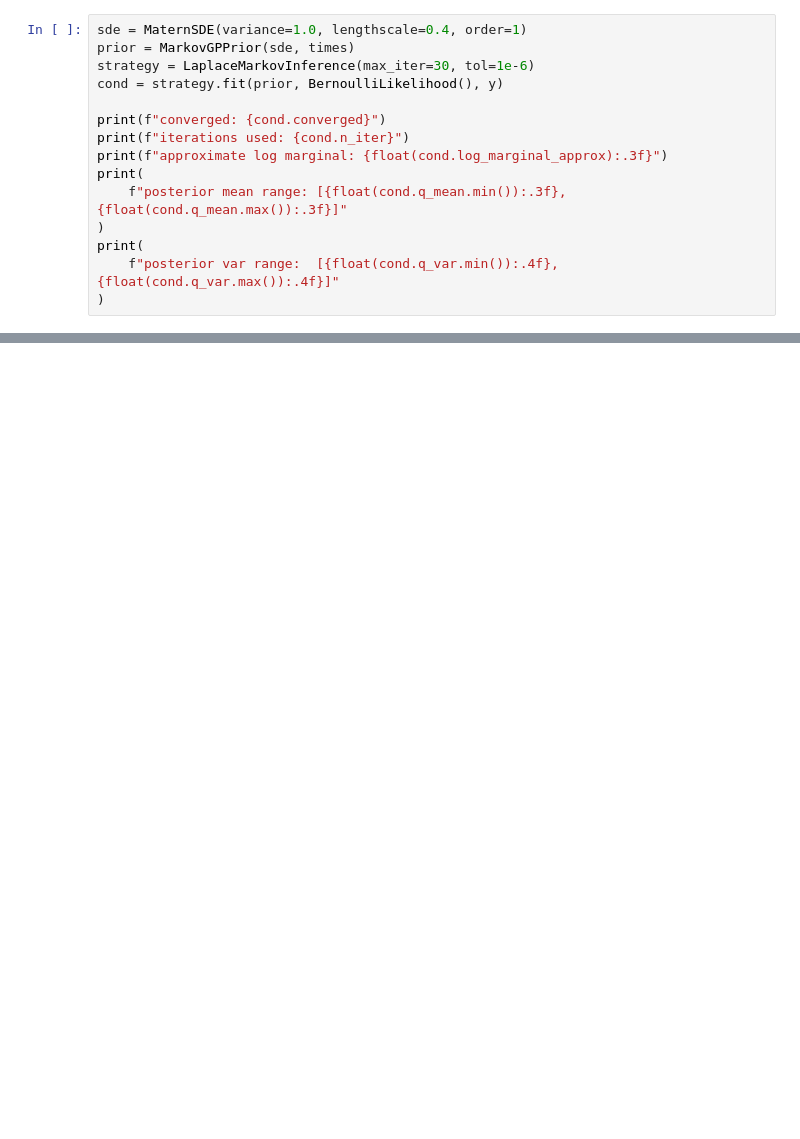
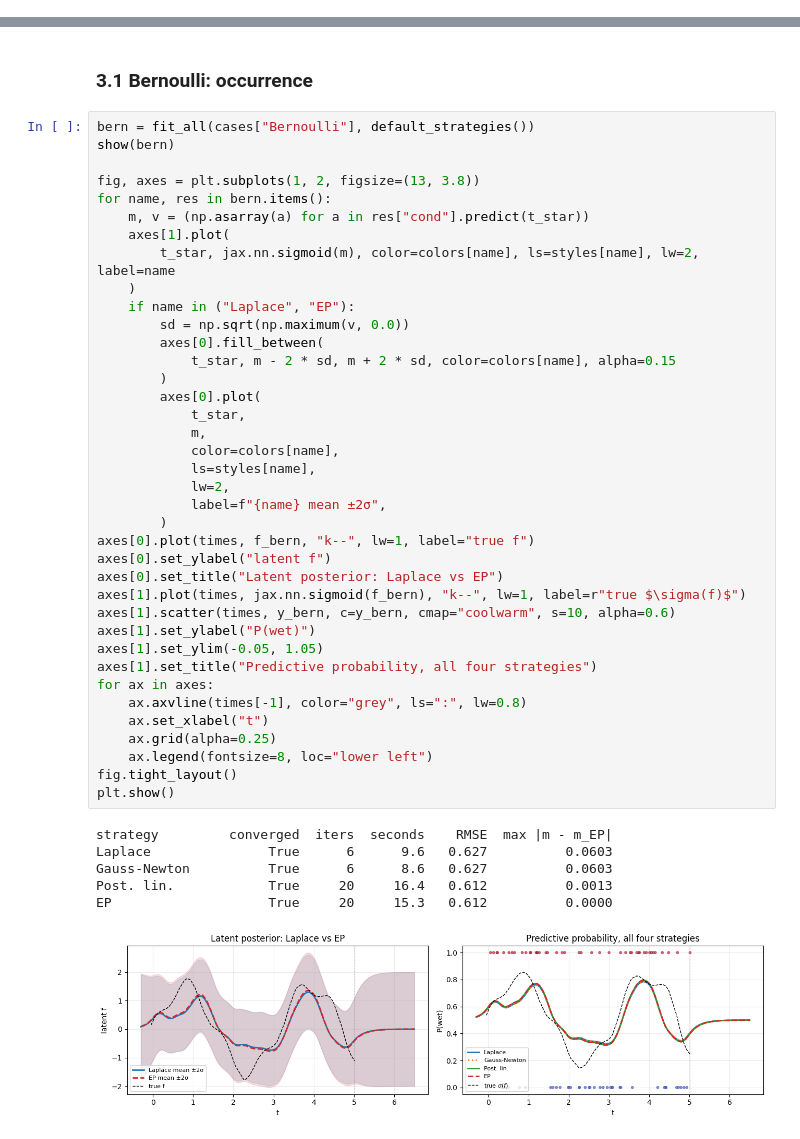
Before and after one commit to jejjohnson/pyrox, a Jupyter notebook: docs/notebooks/ssm/markov_gp_nongauss.ipynb, the cells around one changed output, grey strips where cells are left out. Cells and saved outputs as stored; diff of their text form; blank space fills up the shorter version.

```diff
--- a/docs/notebooks/ssm/markov_gp_nongauss.ipynb
+++ b/docs/notebooks/ssm/markov_gp_nongauss.ipynb
@@ -57,15 +0,0 @@ Matern-3/2 SDE prior (`order=1`), lengthscale 0.4, variance 1.0. Each Newton ite
-# %%
-sde = MaternSDE(variance=1.0, lengthscale=0.4, order=1)
-prior = MarkovGPPrior(sde, times)
-strategy = LaplaceMarkovInference(max_iter=30, tol=1e-6)
-cond = strategy.fit(prior, BernoulliLikelihood(), y)
-
-print(f"converged: {cond.converged}")
-print(f"iterations used: {cond.n_iter}")
-print(f"approximate log marginal: {float(cond.log_marginal_approx):.3f}")
-print(
-    f"posterior mean range: [{float(cond.q_mean.min()):.3f}, {float(cond.q_mean.max()):.3f}]"
-)
-print(
-    f"posterior var range:  [{float(cond.q_var.min()):.4f}, {float(cond.q_var.max()):.4f}]"
-)
@@ -179,0 +248,47 @@ max |Laplace − EP| posterior var:  0.0229
+# %% [markdown]
+### 3.1 Bernoulli: occurrence
+# %%
+bern = fit_all(cases["Bernoulli"], default_strategies())
+show(bern)
+
+fig, axes = plt.subplots(1, 2, figsize=(13, 3.8))
+for name, res in bern.items():
+    m, v = (np.asarray(a) for a in res["cond"].predict(t_star))
+    axes[1].plot(
+        t_star, jax.nn.sigmoid(m), color=colors[name], ls=styles[name], lw=2, label=name
+    )
+    if name in ("Laplace", "EP"):
+        sd = np.sqrt(np.maximum(v, 0.0))
+        axes[0].fill_between(
+            t_star, m - 2 * sd, m + 2 * sd, color=colors[name], alpha=0.15
+        )
+        axes[0].plot(
+            t_star,
+            m,
+            color=colors[name],
+            ls=styles[name],
+            lw=2,
+            label=f"{name} mean ±2σ",
+        )
+axes[0].plot(times, f_bern, "k--", lw=1, label="true f")
+axes[0].set_ylabel("latent f")
+axes[0].set_title("Latent posterior: Laplace vs EP")
+axes[1].plot(times, jax.nn.sigmoid(f_bern), "k--", lw=1, label=r"true $\sigma(f)$")
+axes[1].scatter(times, y_bern, c=y_bern, cmap="coolwarm", s=10, alpha=0.6)
+axes[1].set_ylabel("P(wet)")
+axes[1].set_ylim(-0.05, 1.05)
+axes[1].set_title("Predictive probability, all four strategies")
+for ax in axes:
+    ax.axvline(times[-1], color="grey", ls=":", lw=0.8)
+    ax.set_xlabel("t")
+    ax.grid(alpha=0.25)
+    ax.legend(fontsize=8, loc="lower left")
+fig.tight_layout()
+plt.show()
+# %% [output]
+strategy         converged  iters  seconds    RMSE  max |m - m_EP|
+Laplace               True      6      9.6   0.627          0.0603
+Gauss-Newton          True      6      8.6   0.627          0.0603
+Post. lin.            True     20     16.4   0.612          0.0013
+EP                    True     20     15.3   0.612          0.0000
+[figure, added]
```
Also changed, not shown: parts of 36 cells of this notebook, 1 other file.
